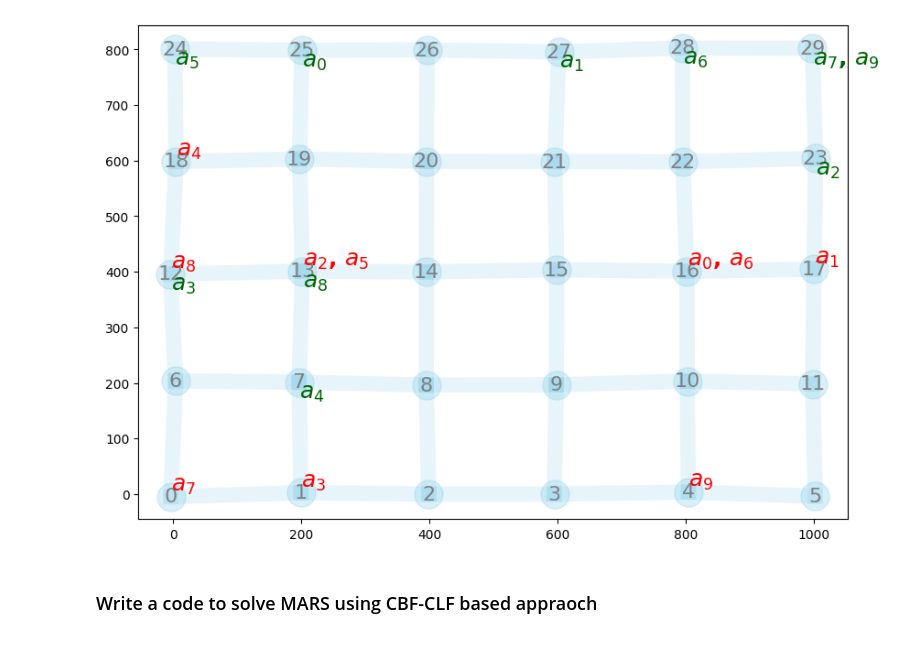
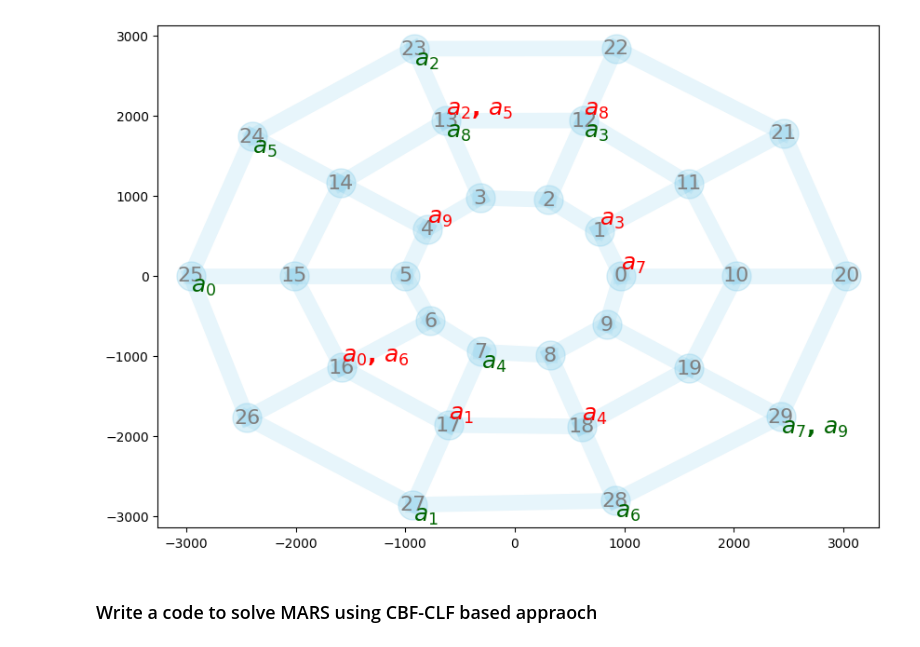
Before and after one commit to dt-1729/ULI_NASA, a Jupyter notebook: UTM_scheduling_and_routing/test_CLF_CBF.ipynb, the cells around one changed output. Drawn from its saved outputs; the diff is of its cells as text; code cells hidden in the pictures.

```diff
--- a/UTM_scheduling_and_routing/test_CLF_CBF.ipynb
+++ b/UTM_scheduling_and_routing/test_CLF_CBF.ipynb
@@ -40,35 +40,35 @@ ring_params = {
 
 # create a mars environment
 mars = createEnv.MARS(
     n_waypoints,
     n_agents,
     tolArray,
-    grid_params,
+    ring_params,
     seed=11,
     offset_energy=1,
     stagewiseCostCoeffs=np.array([1.0, 100.0, 1.0]),
     selfHop=0,
     printFlag=False)
 
 # compute conflict cost
 beta0=1e-8
 gamma_t = 5
 gamma_c = 7.5
 coeff_t = 50
 coeff_c = 5.0
 
 # mars visualization
 cmap = get_cmap('tab20')
 agent_colors = {a: cmap(i / mars.n_agents) for i, a in enumerate(range(mars.n_agents))}
 createEnv.plotNetwork(mars=mars, figuresize=(10,7), routes=[], agent_colors=agent_colors, showEdgeLength=False)
 
 # agent visualization
 # show_graph=0
 # if show_graph:
 #     for i,v in enumerate(mars.agents):
 #         v.showGraph(mars.wp_locations, mars.dist_mat, mars.mask, mars.sched_mat[i,:], figuresize=(10,5), showEdgeTimeLim=True)
 # %% [output]
-[figure, old version]
+[figure, new version]
 # %% [markdown]
 ### Write a code to solve MARS using CBF-CLF based appraoch
 # %%
```
Also changed, not shown: parts of 5 cells of this notebook, 2 other files.
